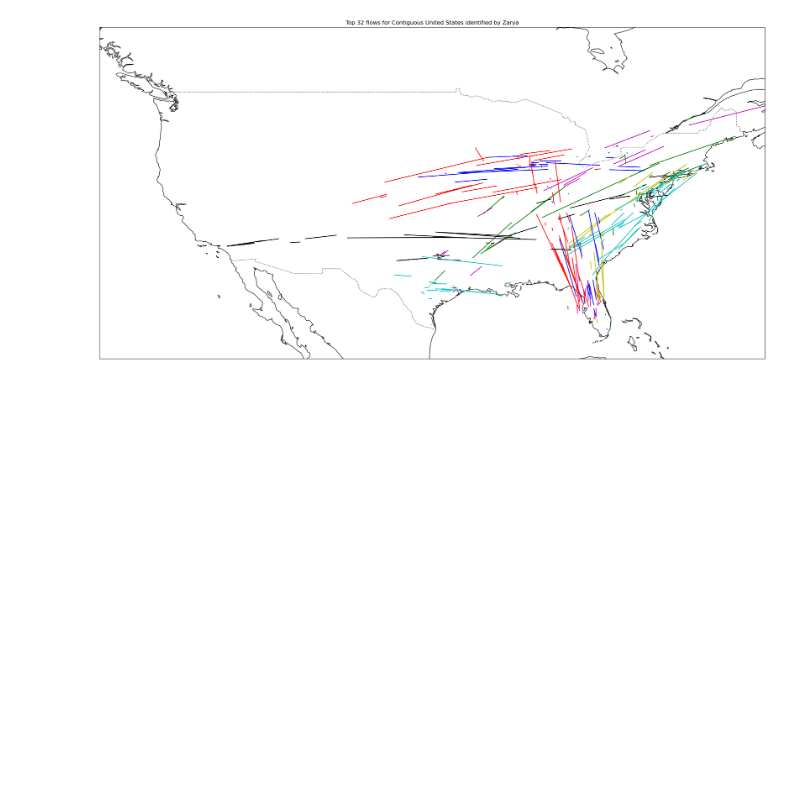
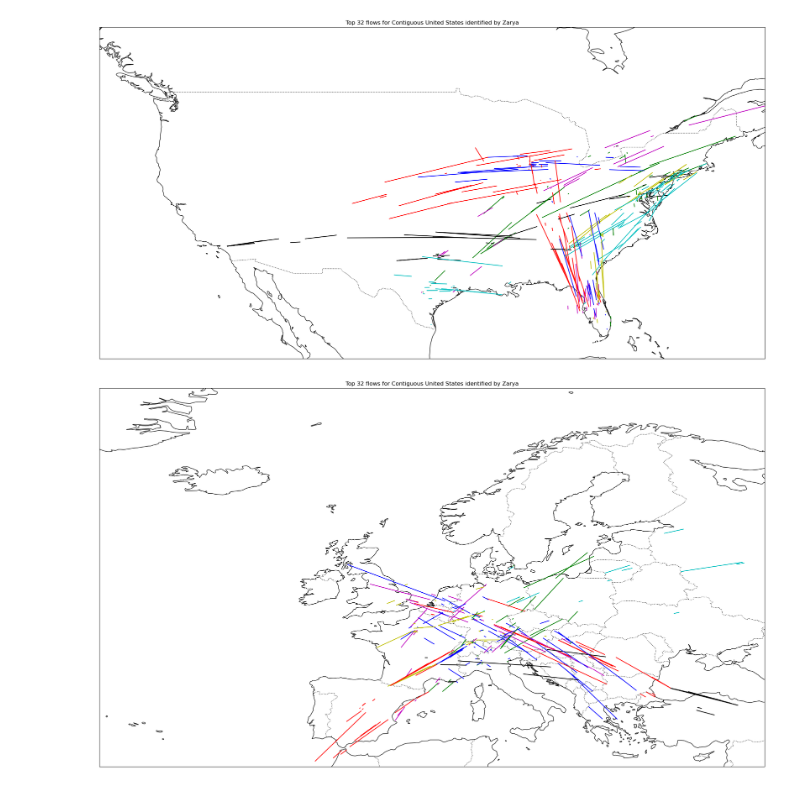
Before and after one commit to thinhhoang95/XFD, a Jupyter notebook: flow-detection/viz_segments6.ipynb, the cells around one changed output. Saved outputs shown, nothing was run; the diff lists cells and outputs as text; code cells hidden in the pictures; blank space fills up the shorter version.

Commit message:
512 bit hash code notebook

```diff
--- a/flow-detection/viz_segments6.ipynb
+++ b/flow-detection/viz_segments6.ipynb
@@ -251,9 +251,14 @@ def plot_all_flows_in_one_map(hash_counts: pd.DataFrame, hash_df: pd.DataFrame,
 
     # Add map features
     ax.coastlines()
-    # Add state borders
-    ax.add_feature(cartopy.feature.BORDERS, linestyle=':')
-    plt.title(f'Top {n_first_hashes} flows for Contiguous United States identified by Zarya')
+    if region == 'conus':
+        # Add state borders
+        ax.add_feature(cartopy.feature.STATES, linestyle=':')
+        plt.title(f'Top {n_first_hashes} flows for Contiguous United States identified by Zarya')
+    elif region == 'europe':
+        # Add country borders
+        ax.add_feature(cartopy.feature.BORDERS, linestyle=':')
+        plt.title(f'Top {n_first_hashes} flows for Europe identified by Zarya')
     plt.tight_layout()
     plt.show()
 # %%
@@ -264,3 +269,7 @@ plot_all_flows(hash_counts, hash_df, wp_df, n_rows=10, n_cols=5, globe=False, re
 plot_all_flows_in_one_map(hash_counts, hash_df, wp_df, n_first_hashes=32, region='conus')
 # %% [output]
 [figure]
+# %%
+plot_all_flows_in_one_map(hash_counts, hash_df, wp_df, n_first_hashes=32, region='europe')
+# %% [output]
+[figure, added]
```
Also changed, not shown: parts of 1 cell of this notebook, 2 other files.
